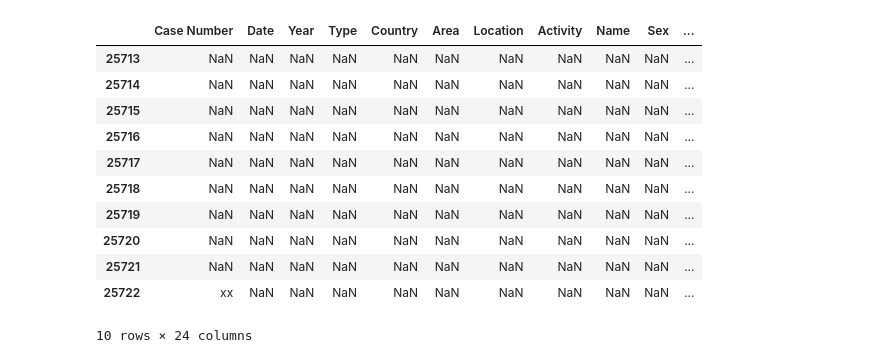
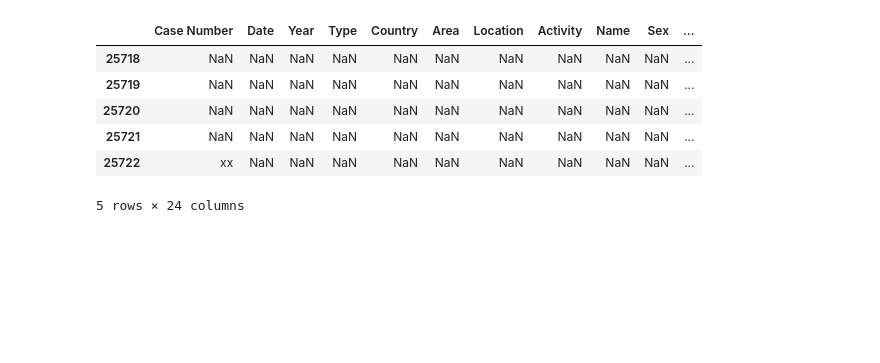
Before and after one commit to susanalista/Jaws-Shark_attacks, a Jupyter notebook: Main.ipynb, the cells around one changed output. Cells and saved outputs as stored; diff of their text form; code cells hidden in the pictures; blank space fills up the shorter version.

Commit message:
cleaned rows and columns

```diff
--- a/Main.ipynb
+++ b/Main.ipynb
@@ -2,4 +2,4 @@
 import pandas as pd
 import numpy as np
 # %%
-df = pd.read_csv('attacks.csv', encoding = 'ISO-8859-1')
+cutie_sharks = pd.read_csv('attacks.csv', encoding = 'ISO-8859-1')
@@ -21,16 +16,12 @@ df.head(10)
 # %%
-df.tail(10)
-# Many null rows at the end of the dataframe
+# It seems there are many null rows at the end of the dataframe
+
+cutie_sharks.tail()
 # %% [output]
 |  | Case Number | Date | Year | Type | Country | Area | Location | Activity | Name | Sex | ... |
-| 25713 | NaN | NaN | NaN | NaN | NaN | NaN | NaN | NaN | NaN | NaN | ... |
-| 25714 | NaN | NaN | NaN | NaN | NaN | NaN | NaN | NaN | NaN | NaN | ... |
-| 25715 | NaN | NaN | NaN | NaN | NaN | NaN | NaN | NaN | NaN | NaN | ... |
-| 25716 | NaN | NaN | NaN | NaN | NaN | NaN | NaN | NaN | NaN | NaN | ... |
-| 25717 | NaN | NaN | NaN | NaN | NaN | NaN | NaN | NaN | NaN | NaN | ... |
 | 25718 | NaN | NaN | NaN | NaN | NaN | NaN | NaN | NaN | NaN | NaN | ... |
 | 25719 | NaN | NaN | NaN | NaN | NaN | NaN | NaN | NaN | NaN | NaN | ... |
 | 25720 | NaN | NaN | NaN | NaN | NaN | NaN | NaN | NaN | NaN | NaN | ... |
 | 25721 | NaN | NaN | NaN | NaN | NaN | NaN | NaN | NaN | NaN | NaN | ... |
 | 25722 | xx | NaN | NaN | NaN | NaN | NaN | NaN | NaN | NaN | NaN | ... |
-10 rows × 24 columns
+5 rows × 24 columns
```
Also changed, not shown: parts of 26 cells of this notebook.
